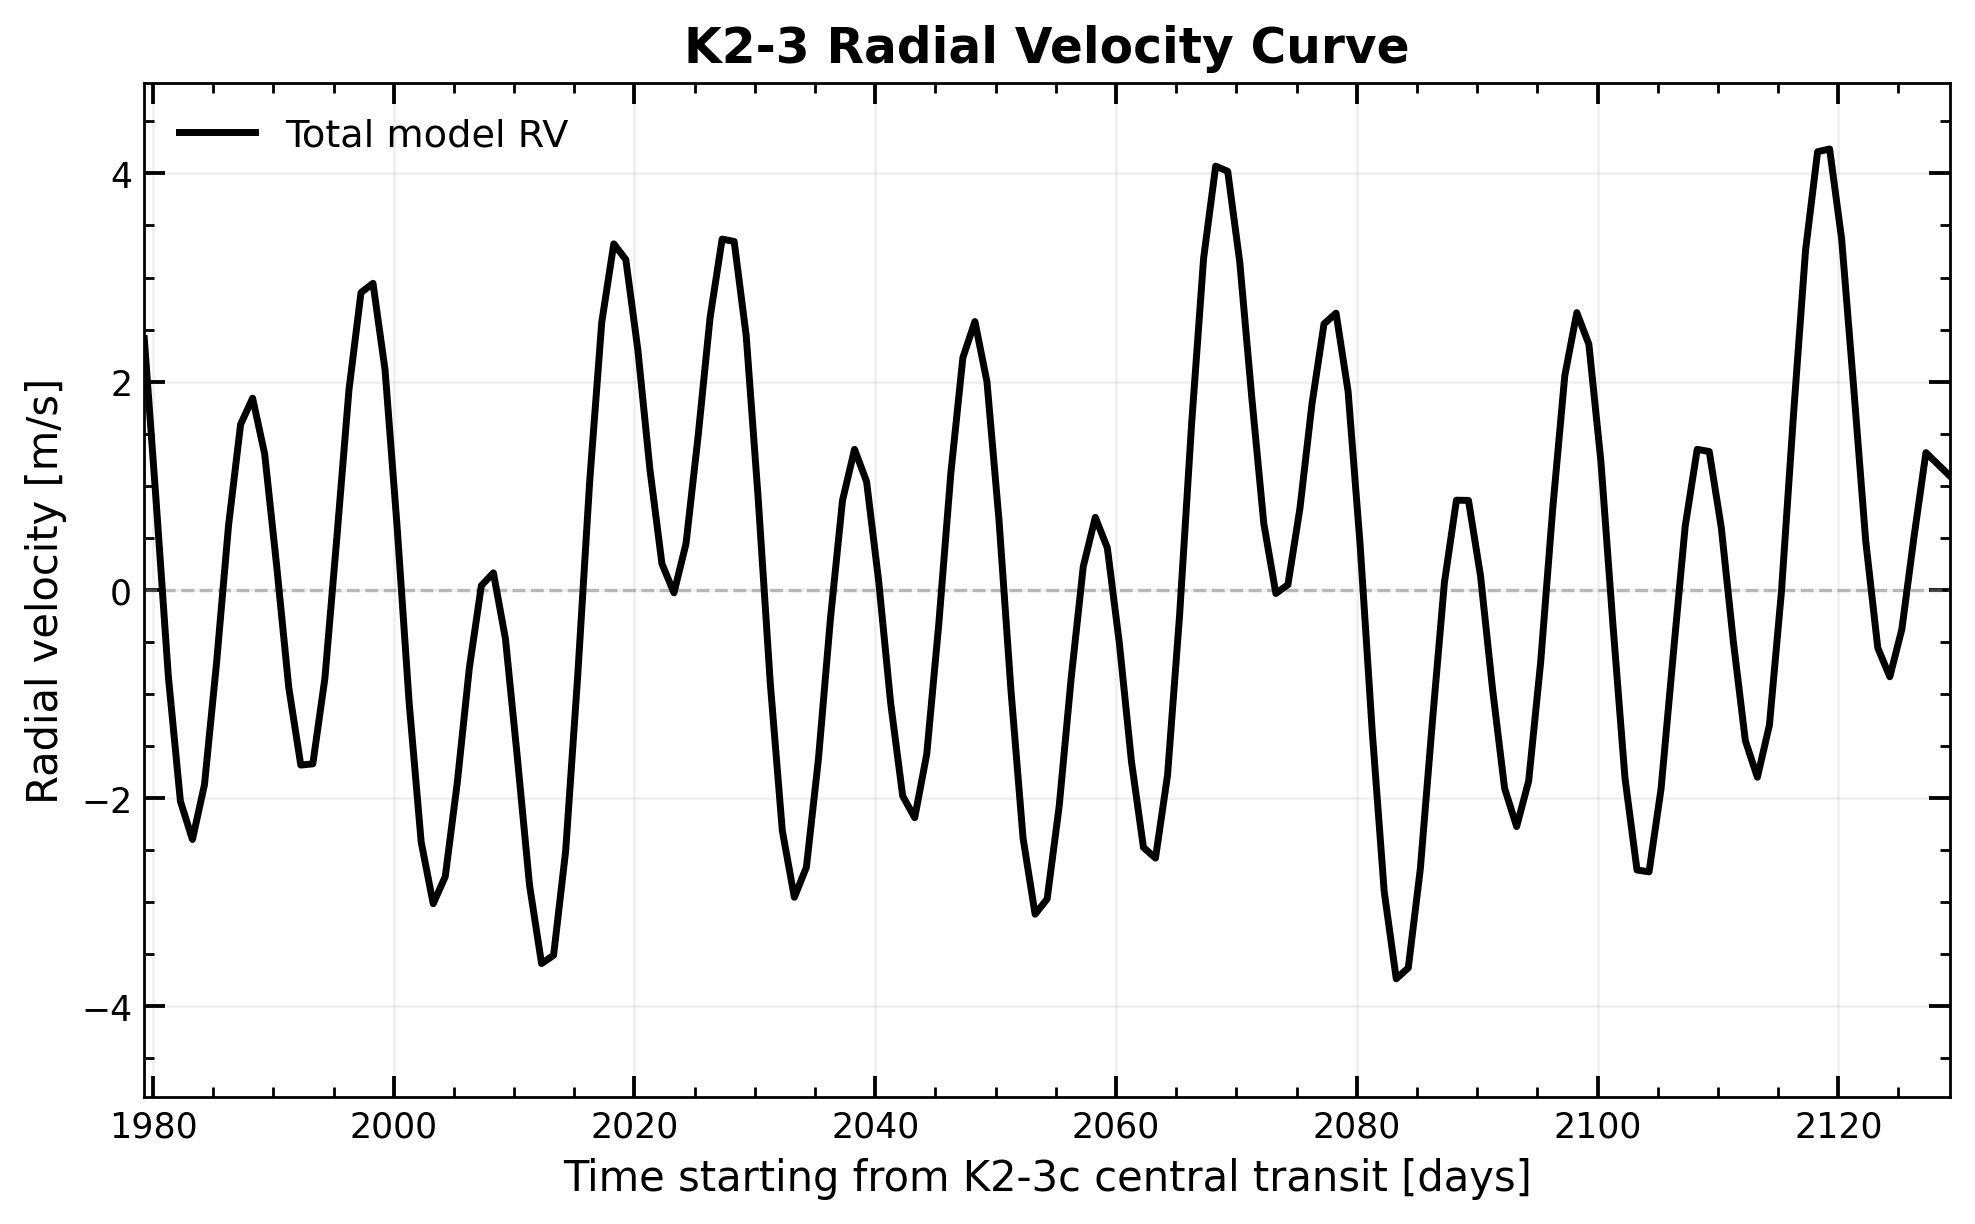
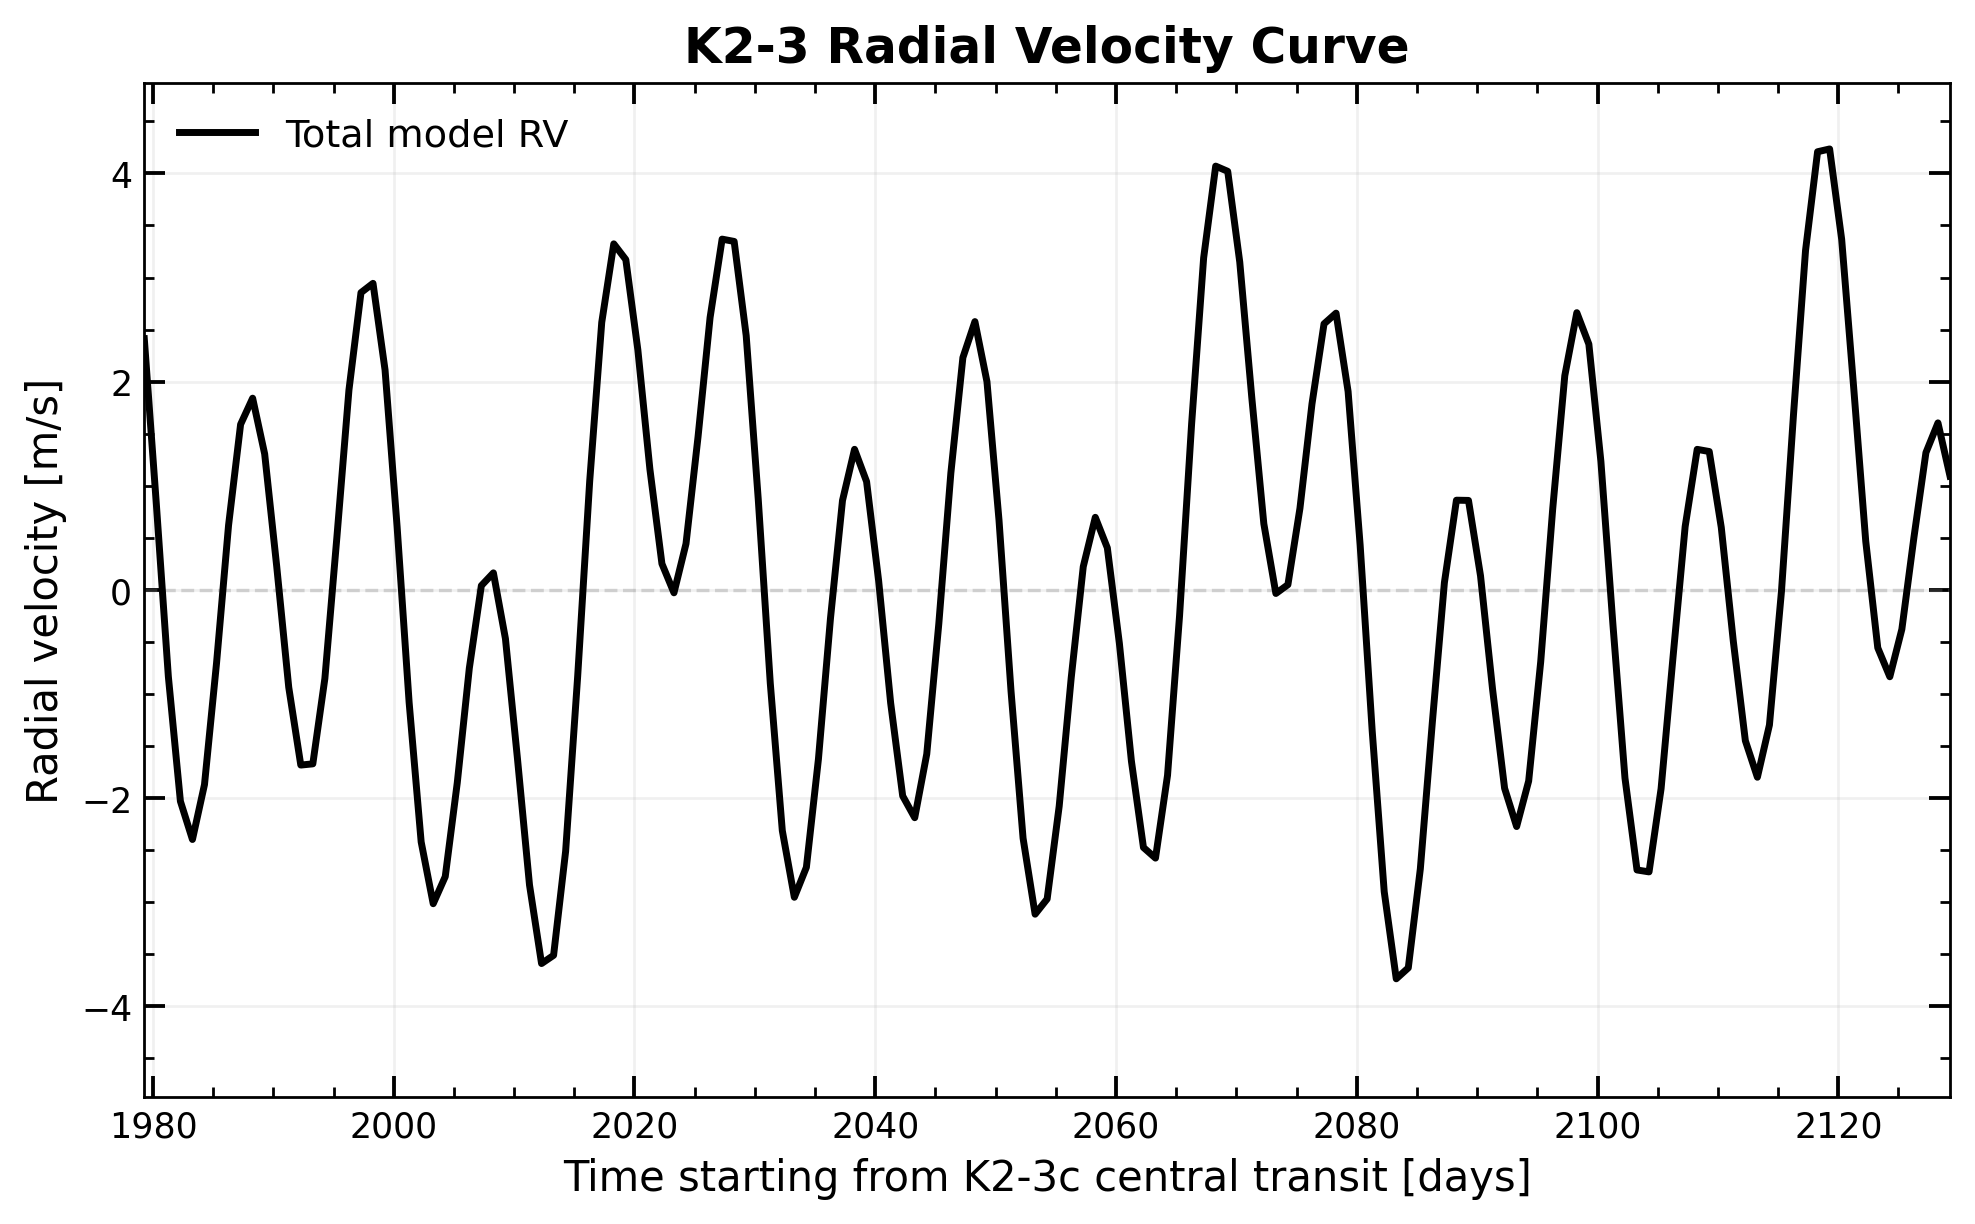
The change to this notebook cell's code, shown as a diff; its figure went from the first image to the second:
--- before
+++ after
@@ -2,5 +2,5 @@
 fig, ax = plt.subplots(figsize=(8, 5), dpi=250)
 
-ax.axhline(0, color='gray', lw=1, ls="--", alpha=0.5)
+ax.axhline(0, color='gray', lw=1, ls="--", alpha=0.3)
 ax.plot(t_array, starRVtot, color="black", lw=2, label="Total model RV")
 
@@ -38,5 +38,5 @@
 
 for time in print_out_times:
-    print(f"{time.value:12.1f} | {starRVtot[np.where(t_array == time)][0].value:12.3f}")
+    print(f"{time.value:12.3f} | {starRVtot[np.where(t_array == time)][0].value:12.3f}")
 
 print("-" * 40) 

Commit: part e done